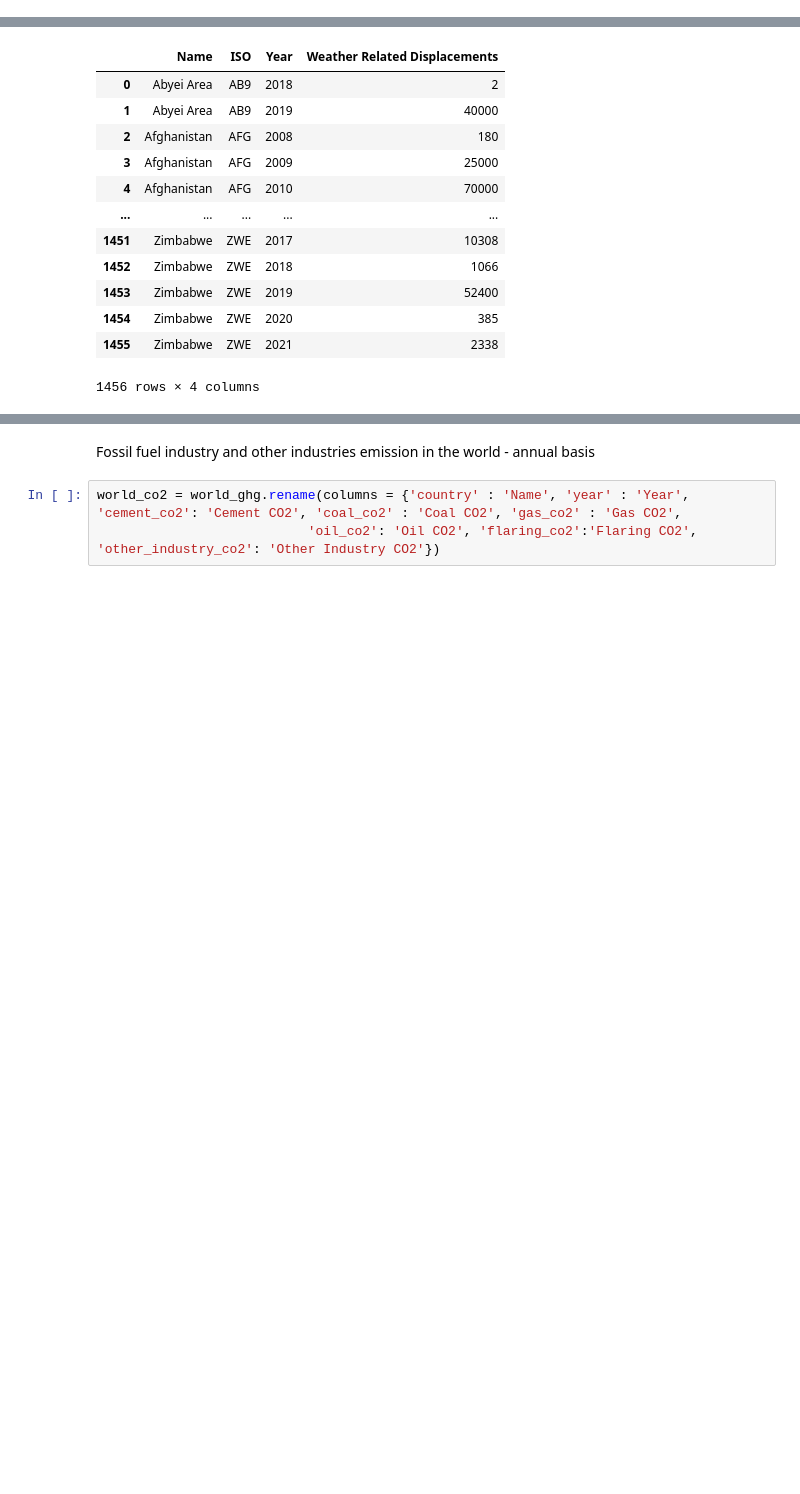
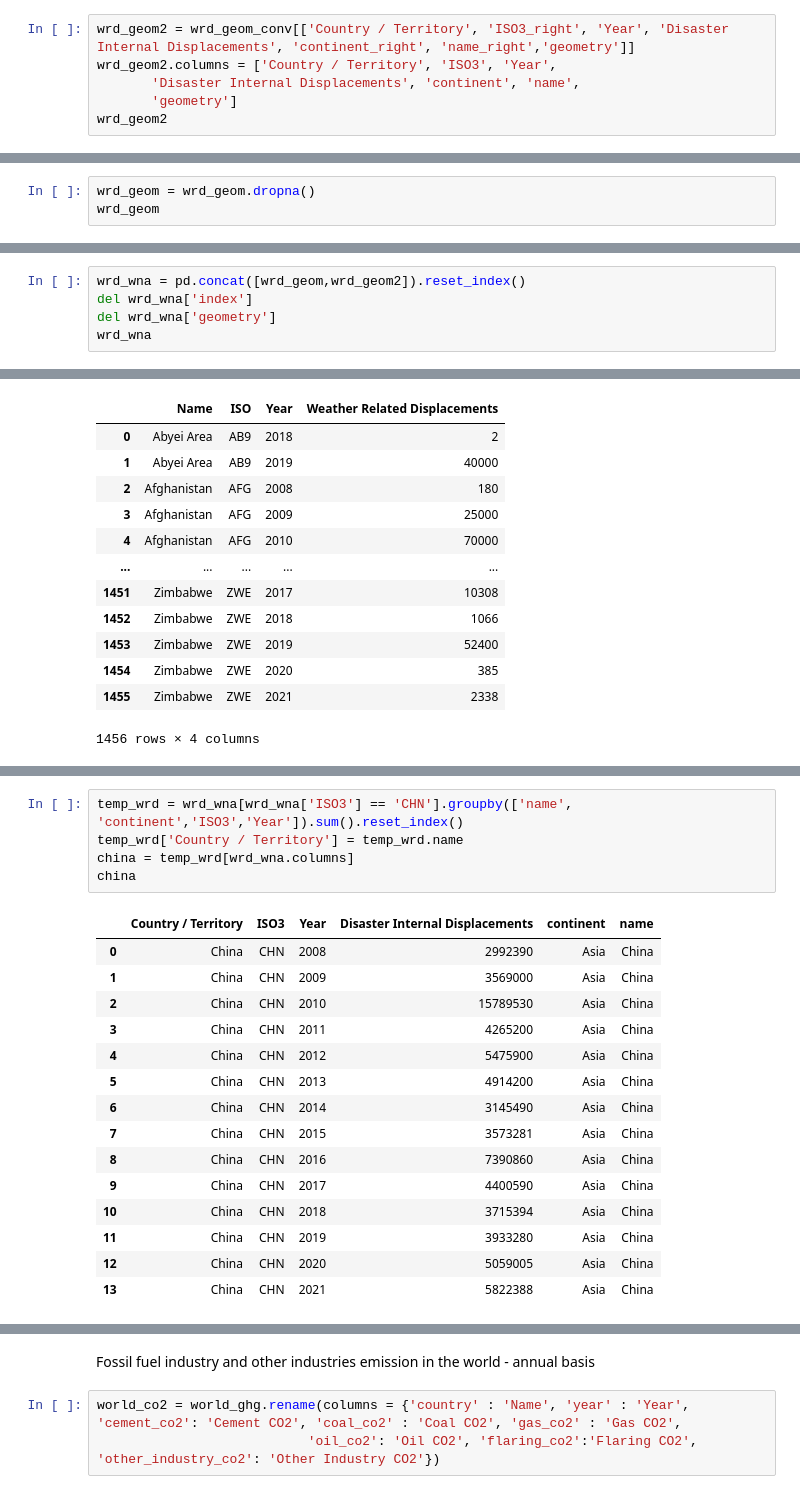
Before and after one commit to KyleCarlo/Data-Visualization, a Jupyter notebook: Cleaning.ipynb, the cells around one changed output, grey strips where cells are left out. Drawn from its saved outputs; the diff is of its cells as text; blank space fills up the shorter version.

```diff
--- a/Cleaning.ipynb
+++ b/Cleaning.ipynb
@@ -255,0 +414,6 @@ weather_related_dis
+# %%
+wrd_geom2 = wrd_geom_conv[['Country / Territory', 'ISO3_right', 'Year', 'Disaster Internal Displacements', 'continent_right', 'name_right','geometry']]
+wrd_geom2.columns = ['Country / Territory', 'ISO3', 'Year',
+       'Disaster Internal Displacements', 'continent', 'name',
+       'geometry']
+wrd_geom2
@@ -255,0 +434,3 @@ weather_related_dis
+# %%
+wrd_geom = wrd_geom.dropna()
+wrd_geom
@@ -255,0 +451,5 @@ weather_related_dis
+# %%
+wrd_wna = pd.concat([wrd_geom,wrd_geom2]).reset_index()
+del wrd_wna['index']
+del wrd_wna['geometry']
+wrd_wna
@@ -441,0 +738,21 @@ world_related_dis
+# %%
+temp_wrd = wrd_wna[wrd_wna['ISO3'] == 'CHN'].groupby(['name', 'continent','ISO3','Year']).sum().reset_index()
+temp_wrd['Country / Territory'] = temp_wrd.name
+china = temp_wrd[wrd_wna.columns]
+china
+# %% [output]
+|  | Country / Territory | ISO3 | Year | Disaster Internal Displacements | continent | name |
+| 0 | China | CHN | 2008 | 2992390 | Asia | China |
+| 1 | China | CHN | 2009 | 3569000 | Asia | China |
+| 2 | China | CHN | 2010 | 15789530 | Asia | China |
+| 3 | China | CHN | 2011 | 4265200 | Asia | China |
+| 4 | China | CHN | 2012 | 5475900 | Asia | China |
+| 5 | China | CHN | 2013 | 4914200 | Asia | China |
+| 6 | China | CHN | 2014 | 3145490 | Asia | China |
+| 7 | China | CHN | 2015 | 3573281 | Asia | China |
+| 8 | China | CHN | 2016 | 7390860 | Asia | China |
+| 9 | China | CHN | 2017 | 4400590 | Asia | China |
+| 10 | China | CHN | 2018 | 3715394 | Asia | China |
+| 11 | China | CHN | 2019 | 3933280 | Asia | China |
+| 12 | China | CHN | 2020 | 5059005 | Asia | China |
+| 13 | China | CHN | 2021 | 5822388 | Asia | China |
```
Also changed, not shown: parts of 28 cells of this notebook, 11 other files.
